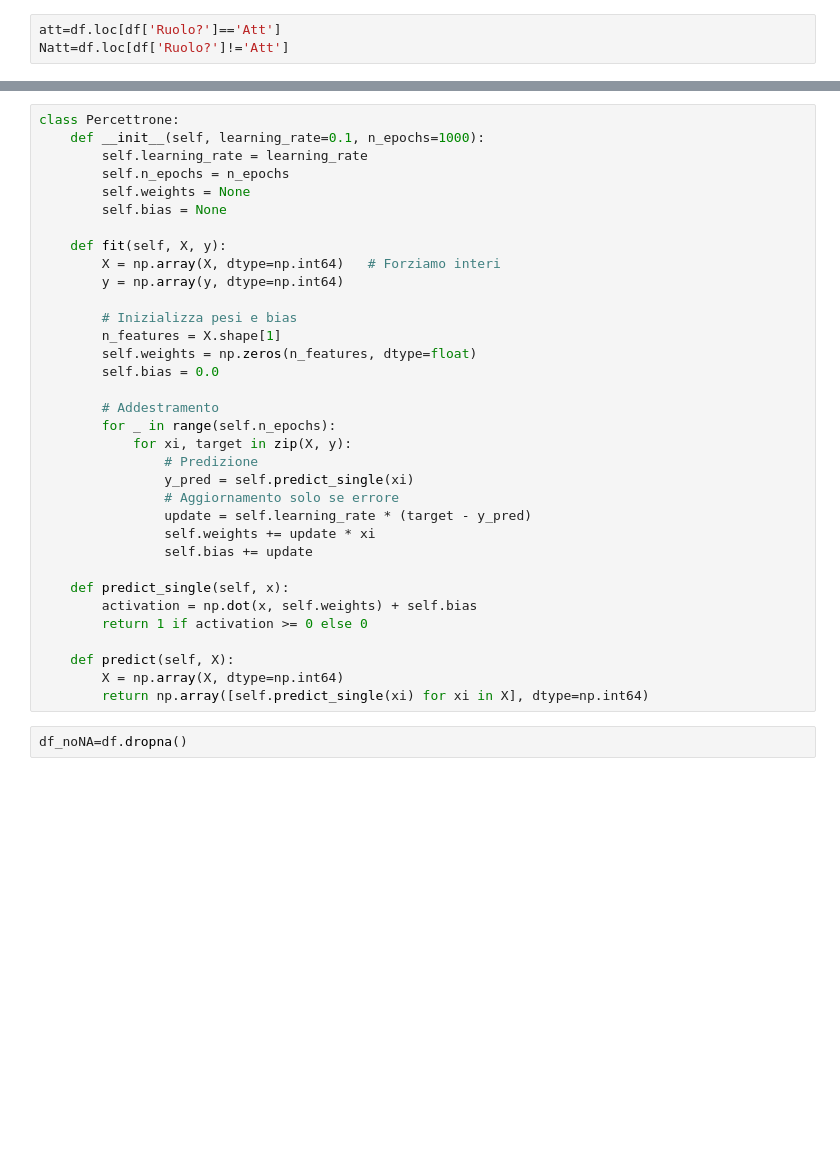
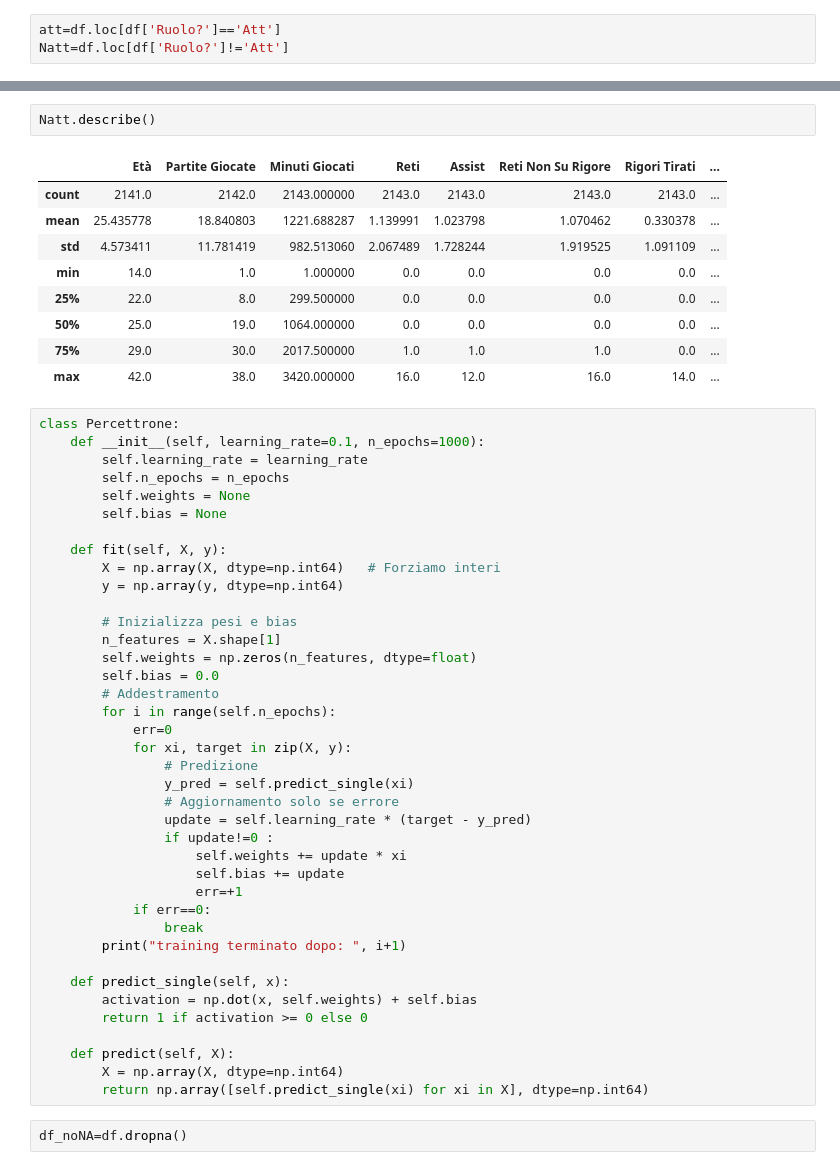
Before and after one commit to davideadinolfi/machine-learning, a Jupyter notebook: training.ipynb, the cells around one changed output, grey strips where cells are left out. Saved outputs shown, nothing was run; the diff lists cells and outputs as text; blank space fills up the shorter version.

```diff
--- a/training.ipynb
+++ b/training.ipynb
@@ -253,3 +265,15 @@ Natt=df.loc[df['Ruolo?']!='Att']
+# %%
+Natt.describe()
+# %% [output]
+|  | Età | Partite Giocate | Minuti Giocati | Reti | Assist | Reti Non Su Rigore | Rigori Tirati | ... |
+| count | 2141.0 | 2142.0 | 2143.000000 | 2143.0 | 2143.0 | 2143.0 | 2143.0 | ... |
+| mean | 25.435778 | 18.840803 | 1221.688287 | 1.139991 | 1.023798 | 1.070462 | 0.330378 | ... |
+| std | 4.573411 | 11.781419 | 982.513060 | 2.067489 | 1.728244 | 1.919525 | 1.091109 | ... |
+| min | 14.0 | 1.0 | 1.000000 | 0.0 | 0.0 | 0.0 | 0.0 | ... |
+| 25% | 22.0 | 8.0 | 299.500000 | 0.0 | 0.0 | 0.0 | 0.0 | ... |
+| 50% | 25.0 | 19.0 | 1064.000000 | 0.0 | 0.0 | 0.0 | 0.0 | ... |
+| 75% | 29.0 | 30.0 | 2017.500000 | 1.0 | 1.0 | 1.0 | 0.0 | ... |
+| max | 42.0 | 38.0 | 3420.000000 | 16.0 | 12.0 | 16.0 | 14.0 | ... |
 # %%
 class Percettrone:
     def __init__(self, learning_rate=0.1, n_epochs=1000):
@@ -266,16 +290,21 @@ class Percettrone:
         n_features = X.shape[1]
         self.weights = np.zeros(n_features, dtype=float)
         self.bias = 0.0
-
         # Addestramento
-        for _ in range(self.n_epochs):
+        for i in range(self.n_epochs):
+            err=0
             for xi, target in zip(X, y):
                 # Predizione
                 y_pred = self.predict_single(xi)
                 # Aggiornamento solo se errore
                 update = self.learning_rate * (target - y_pred)
-                self.weights += update * xi
-                self.bias += update
+                if update!=0 :
+                    self.weights += update * xi
+                    self.bias += update
+                    err=+1
+            if err==0:
+                break
+        print("training terminato dopo: ", i+1)
 
     def predict_single(self, x):
         activation = np.dot(x, self.weights) + self.bias
```
Also changed, not shown: parts of 4 cells of this notebook, 1 other file.
